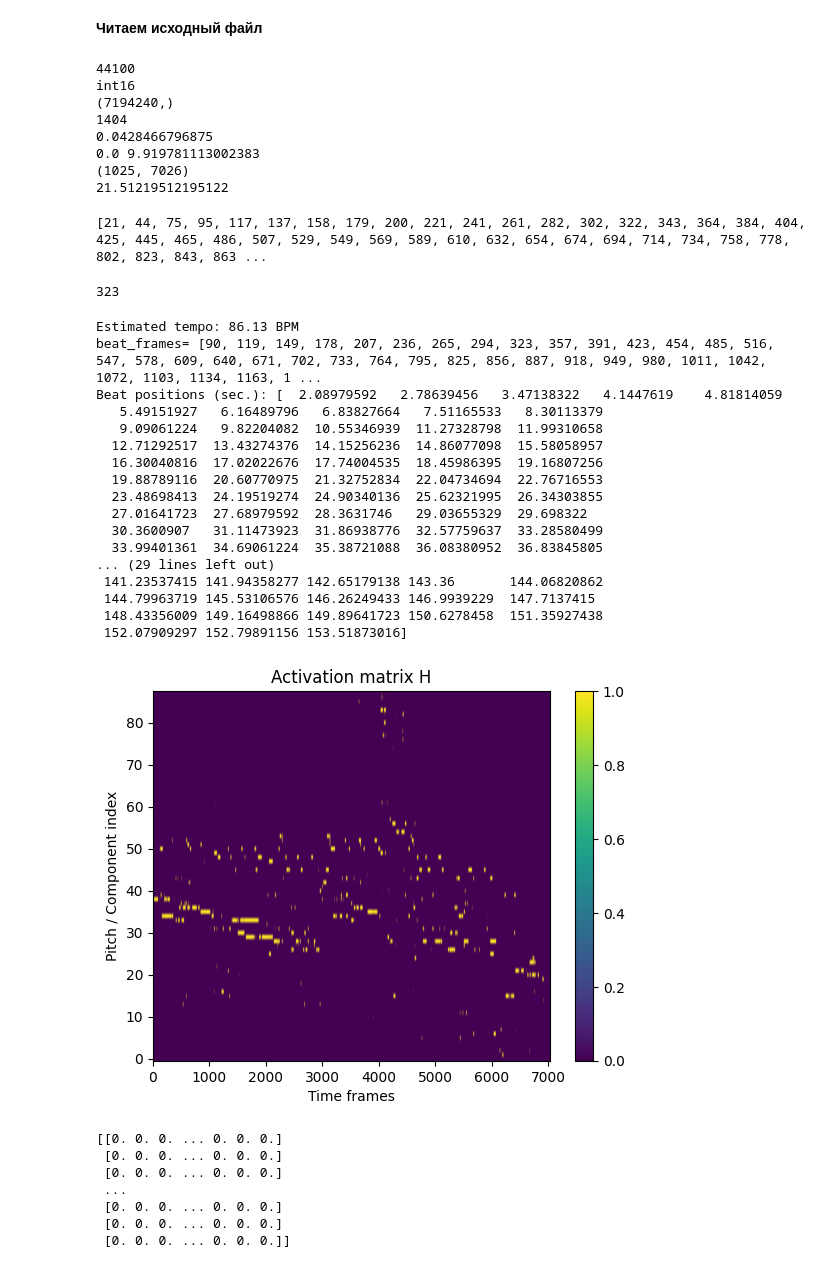
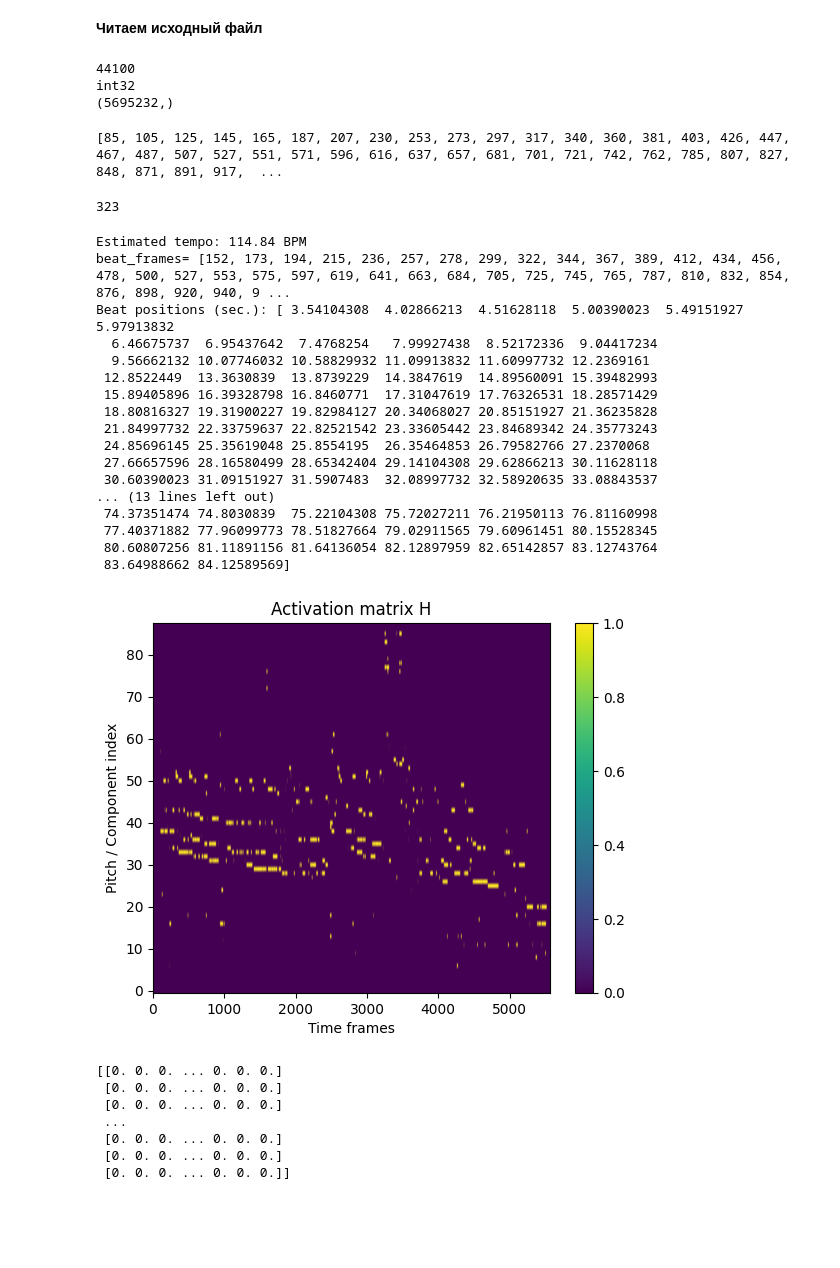
Before and after one commit to bierml/NMFforAMT, a Jupyter notebook: upgrade/Music_Transcribing[NMF].ipynb, the cells around one changed output. Saved outputs shown, nothing was run; the diff lists cells and outputs as text; code cells hidden in the pictures; blank space fills up the shorter version.

```diff
--- a/upgrade/Music_Transcribing[NMF].ipynb
+++ b/upgrade/Music_Transcribing[NMF].ipynb
@@ -25,11 +25,11 @@ import librosa
 import nimfa
 gamma = 100
 fft_bins = 2048
-f_s, x = wavfile.read("/content/FChopinPrelude28No4.wav")
+f_s, x = wavfile.read("/content/Prelude-in-E-Minor-Nr-4.wav")
 print(f_s)        # sample rate
 print(x.dtype)   # int16, int32, etc.
 print(x.shape)   # (N,) mono or (N, channels)
-print(x[100000])
+#print(x[100000])
 '''def init_nmf_template_pitch(K, pitch_set, freq_res, tol_pitch=0.05):
     """Initializes template matrix for a given set of pitches
 
@@ -103,15 +103,19 @@ elif(x.dtype==np.int16):
   x = x / (2**15)
 else:
   raise ValueError(f"Unsupported sample type: {x.dtype}")
+#print("We've got here!")
 spectrogram = np.abs(librosa.stft(x, n_fft=fft_bins,hop_length=1024))
+#spectrogram = np.zeros((((fft_bins//2+1),(x.shape[0]-2048)//1024+1)),dtype=np.complex128)
+#spectrogram = librosa.stft(x, n_fft=fft_bins,hop_length=1024,out=spectrogram)
+#print("We've got here1!")
 spectrogram_compressed = np.log(1+gamma*spectrogram)
-print(x[100000])
-print(np.min(spectrogram_compressed),np.max(spectrogram_compressed))
-print(spectrogram_compressed.shape)
+#print(x[100000])
+#print(np.min(spectrogram_compressed),np.max(spectrogram_compressed))
+#print(spectrogram_compressed.shape)
 pitches = [x+21 for x in range(88)]
 #pitches = [x for x in range(62,85)]
 freq_res = f_s/(2 * (fft_bins//2+1))
-print(freq_res)
+#print("freq res=",freq_res)
 def H(x):
   return (x+abs(x))/2
 def summf(v1,v2):
@@ -188,14 +192,9 @@ H_est = nmf_fit.coef()
 H_new = H_est[1::2].copy()
 # %% [output]
 44100
-int16
-(7194240,)
-1404
-0.0428466796875
-0.0 9.919781113002383
-(1025, 7026)
-21.51219512195122
+int32
+(5695232,)
-[21, 44, 75, 95, 117, 137, 158, 179, 200, 221, 241, 261, 282, 302, 322, 343, 364, 384, 404, 425, 445, 465, 486, 507, 529, 549, 569, 589, 610, 632, 654, 674, 694, 714, 734, 758, 778, 802, 823, 843, 863 ...
+[85, 105, 125, 145, 165, 187, 207, 230, 253, 273, 297, 317, 340, 360, 381, 403, 426, 447, 467, 487, 507, 527, 551, 571, 596, 616, 637, 657, 681, 701, 721, 742, 762, 785, 807, 827, 848, 871, 891, 917,  ...
 # %%
 print(len(res))
 # %% [output]
@@ -213,7 +212,7 @@ beat_frames = list(map(int, beat_times * f_s / 1024))
 print("beat_frames=",beat_frames)
 print(f"Beat positions (sec.): {beat_times}")
 
-def note_tracking(H,th=1.3):
+def note_tracking(H,th=1.5):
   mean = np.mean(H)
   std = np.std(H)
   thresh = mean + th * std
@@ -247,51 +246,51 @@ def generate_transcription(H_v,onsets):
     else:
       H_r[:,i] = H_v[:,i] * mask
   return H_r
 
 def enforce_min_duration(B, min_len=10):
     for q in range(B.shape[0]):
         labels, n = label(B[q])
         for i in range(1, n+1):
             if np.sum(labels == i) < min_len:
                 B[q][labels == i] = 0
     return B
 
 H_v = np.log(1+100*H_new)
 #print(H_v.shape)
 H_v = note_tracking(H_v)
 H_v[0,:] = 0 #rough zero-ing A0 is the simplest way to approach NMF artefacts in low pitches
 #H_v = np.asarray(H_v)
 #H_v = beat_sync_H(H_v,beat_frames)
 H_v = enforce_min_duration(H_v)
 H_v = generate_transcription(H_v,res)
 import matplotlib.pyplot as plt
 plt.figure()
 #plt.imshow(H_v, aspect='auto', origin='lower')
 plt.imshow(H_v, aspect='auto', origin='lower')
 plt.colorbar()
 plt.title("Activation matrix H")
 plt.xlabel("Time frames")
 plt.ylabel("Pitch / Component index")
 plt.show()
 # %% [output]
-Estimated tempo: 86.13 BPM
-beat_frames= [90, 119, 149, 178, 207, 236, 265, 294, 323, 357, 391, 423, 454, 485, 516, 547, 578, 609, 640, 671, 702, 733, 764, 795, 825, 856, 887, 918, 949, 980, 1011, 1042, 1072, 1103, 1134, 1163, 1 ...
-Beat positions (sec.): [  2.08979592   2.78639456   3.47138322   4.1447619    4.81814059
-   5.49151927   6.16489796   6.83827664   7.51165533   8.30113379
-   9.09061224   9.82204082  10.55346939  11.27328798  11.99310658
-  12.71292517  13.43274376  14.15256236  14.86077098  15.58058957
-  16.30040816  17.02022676  17.74004535  18.45986395  19.16807256
-  19.88789116  20.60770975  21.32752834  22.04734694  22.76716553
-  23.48698413  24.19519274  24.90340136  25.62321995  26.34303855
-  27.01641723  27.68979592  28.3631746   29.03655329  29.698322
-  30.3600907   31.11473923  31.86938776  32.57759637  33.28580499
-  33.99401361  34.69061224  35.38721088  36.08380952  36.83845805
-... (29 lines left out)
- 141.23537415 141.94358277 142.65179138 143.36       144.06820862
- 144.79963719 145.53106576 146.26249433 146.9939229  147.7137415
- 148.43356009 149.16498866 149.89641723 150.6278458  151.35927438
- 152.07909297 152.79891156 153.51873016]
+Estimated tempo: 114.84 BPM
+beat_frames= [152, 173, 194, 215, 236, 257, 278, 299, 322, 344, 367, 389, 412, 434, 456, 478, 500, 527, 553, 575, 597, 619, 641, 663, 684, 705, 725, 745, 765, 787, 810, 832, 854, 876, 898, 920, 940, 9 ...
+Beat positions (sec.): [ 3.54104308  4.02866213  4.51628118  5.00390023  5.49151927  5.97913832
+  6.46675737  6.95437642  7.4768254   7.99927438  8.52172336  9.04417234
+  9.56662132 10.07746032 10.58829932 11.09913832 11.60997732 12.2369161
+ 12.8522449  13.3630839  13.8739229  14.3847619  14.89560091 15.39482993
+ 15.89405896 16.39328798 16.8460771  17.31047619 17.76326531 18.28571429
+ 18.80816327 19.31900227 19.82984127 20.34068027 20.85151927 21.36235828
+ 21.84997732 22.33759637 22.82521542 23.33605442 23.84689342 24.35773243
+ 24.85696145 25.35619048 25.8554195  26.35464853 26.79582766 27.2370068
+ 27.66657596 28.16580499 28.65342404 29.14104308 29.62866213 30.11628118
+ 30.60390023 31.09151927 31.5907483  32.08997732 32.58920635 33.08843537
+... (13 lines left out)
+ 74.37351474 74.8030839  75.22104308 75.72027211 76.21950113 76.81160998
+ 77.40371882 77.96099773 78.51827664 79.02911565 79.60961451 80.15528345
+ 80.60807256 81.11891156 81.64136054 82.12897959 82.65142857 83.12743764
+ 83.64988662 84.12589569]
-[figure, old version]
+[figure, new version]
 # %%
 print(H_v)
 # %% [output]
```
Also changed, not shown: parts of 4 cells of this notebook, 1 other file.
